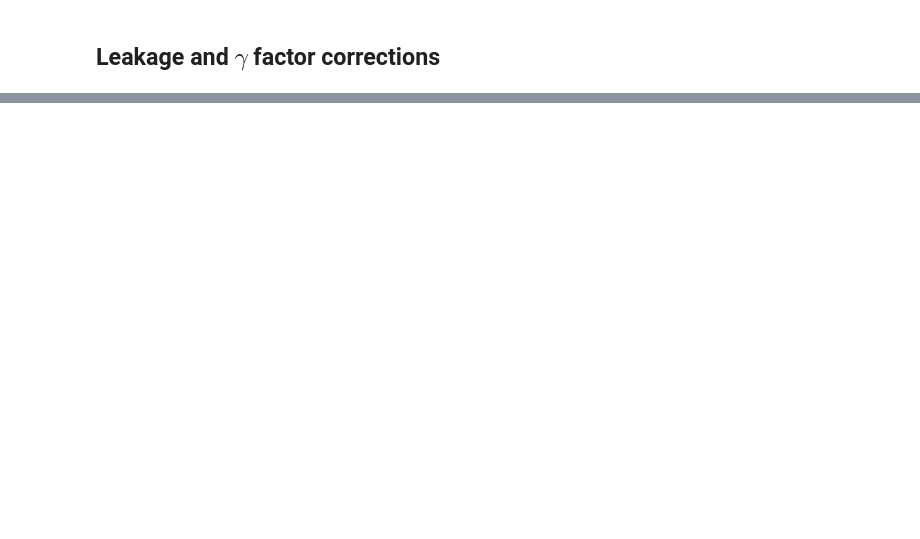
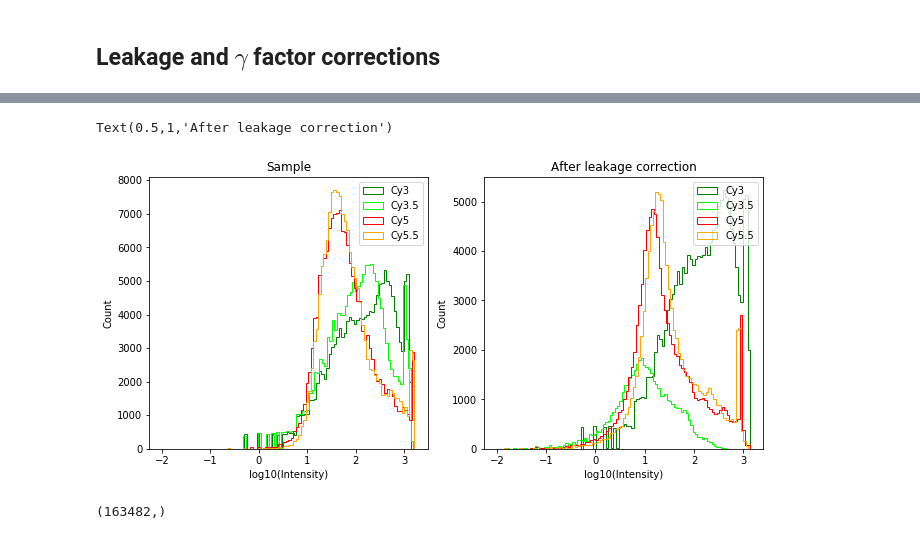
Before and after one commit to ashleefeng/pacbio, a Jupyter notebook: PacBio_read_corrections.ipynb, the cells around one changed output, grey strips where cells are left out. Cells and saved outputs as stored; diff of their text form; code cells hidden in the pictures; blank space fills up the shorter version.

```diff
--- a/PacBio_read_corrections.ipynb
+++ b/PacBio_read_corrections.ipynb
@@ -162,0 +178,42 @@ plt.legend(lasers, bbox_to_anchor=(0.75, 0.5, 0.5, 0.5))
+# %%
+# Perform leakage correction on sample
+avg_intens_lc = np.zeros(avg_intens.shape)
+avg_intens_lc[:, 0] = avg_intens[:, 0]
+avg_intens_lc[:, 1] = avg_intens[:, 1] - avg_intens[:, 0] * green2cy35
+avg_intens_lc[:, 2] = avg_intens[:, 2] - avg_intens[:, 0] * green2cy5
+avg_intens_lc[:, 3] = avg_intens[:, 3] - avg_intens[:, 0] * green2cy55
+# %%
+plt.figure(figsize=(11, 5))
+plt.subplot(121)
+for i in range(4):
+    avg_intens_i = np.log10(avg_intens.T[i] + 1e-6)
+#     avg_intens_i = avg_intens.T[i]
+    min_i = -2
+    max_i = max(avg_intens_i)
+    plt.hist(avg_intens_i, bins=100, range=[min_i, max_i], histtype='step', color=colors[i])
+
+plt.xlabel('log10(Intensity)')
+plt.ylabel('Count')
+plt.legend(lasers)
+plt.title('Sample')
+
+plt.subplot(122)
+for i in range(4):
+    avg_intens_i = np.log10(avg_intens_lc.T[i] + 1e-6)
+#     avg_intens_i = avg_intens_lc.T[i]
+    min_i = -2
+    max_i = max(avg_intens_i)
+    plt.hist(avg_intens_i, bins=100, range=[min_i, max_i], histtype='step', color=colors[i])
+
+plt.xlabel('log10(Intensity)')
+plt.ylabel('Count')
+plt.legend(lasers)
+plt.title('After leakage correction')
+# %% [output]
+Text(0.5,1,'After leakage correction')
+[figure, added]
+# %%
+total_intens = avg_intens_lc.T[0] + avg_intens_lc.T[2]
+total_intens.shape
+# %% [output]
+(163482,)
```
Also changed, not shown: parts of 15 cells of this notebook.
